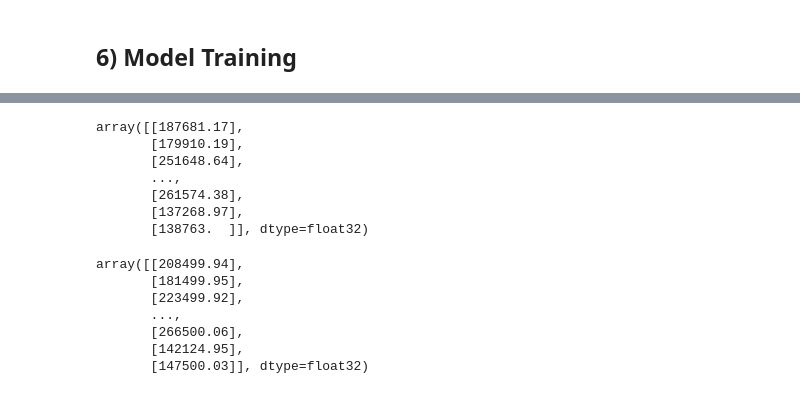
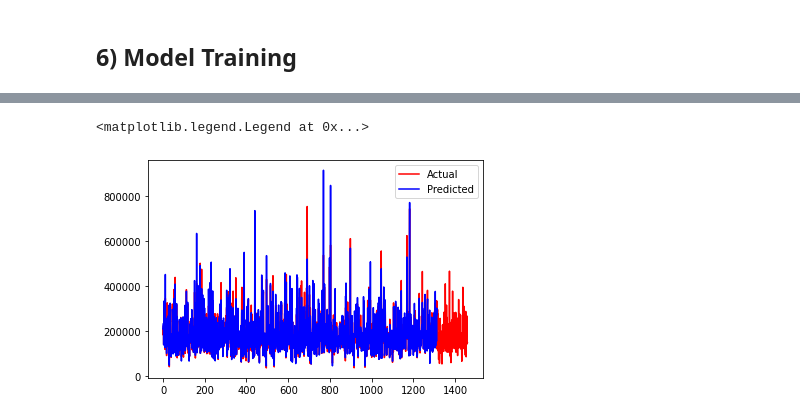
Before and after one commit to akash1309/Artificial-Neural-Network, a Jupyter notebook: Regression_Kaggle.ipynb, the cells around one changed output, grey strips where cells are left out. Cells and saved outputs as stored; diff of their text form; code cells hidden in the pictures.

```diff
--- a/Regression_Kaggle.ipynb
+++ b/Regression_Kaggle.ipynb
@@ -616,8 +566,8 @@ class ANN(nn.Module):
     return x
 # %%
 # Initialising the model
-model = ANN(emb_size,continous.shape[1],1,[300,300,200,100],p = 0.4)
-gpu_model = model.cuda()
-gpu_model
+model = ANN(input_data.shape[1],1,[400,400,300,200,200],p = 0.4)
+model = model.cuda()
+model
 # %% [output]
 ANN(
@@ -648,23 +598,23 @@ optimizer = torch.optim.Adam(model.parameters(),lr = 0.01)
 import time
 start_time = time.time()
 
-epochs = 5001
+epochs = 4001
 losses = []
-gpu_model.train()
+model.train()
 
 for i in range(epochs):
     i+=1
-    y_pred = gpu_model(cat_train, cont_train)
-    loss = torch.sqrt(criterion(y_pred, y)) # RMSE
+    y_pred = model(X_train)
+    loss = torch.sqrt(criterion(y_pred, y_train)) # RMSE
     losses.append(loss)
 
     # a neat trick to save screen space:
-    if i%200 == 0:
-      gpu_model.eval()
-      y_pred_val = gpu_model(cat_train, cont_train)
+    if i%100 == 0:
+      model.eval()
+      y_pred_val = model(X_val)
       losse = torch.sqrt(criterion(y_pred_val, y_val)) # RMSE
       print(f'epoch: {i}  loss: {losse.item()}')
-      gpu_model.train()
+      model.train()
 
     optimizer.zero_grad()
     loss.backward()
@@ -692,24 +680,15 @@ Duration: 0.8947631279627483 minutes
 # %%
-#y_pred = y_pred.cpu()
-#y_pred = y_pred.detach().numpy()
-np.exp(y_pred)
+y_pred = y_pred.cpu()
+y_pred = y_pred.detach().numpy()
+y_pred = np.exp(y_pred)
-# %% [output]
-array([[187681.17],
-       [179910.19],
-       [251648.64],
-       ...,
-       [261574.38],
-       [137268.97],
-       [138763.  ]], dtype=float32)
 # %%
 y = y.cpu()
 y = y.detach().numpy()
-np.exp(y)
+y = np.exp(y)
-# %% [output]
-array([[208499.94],
-       [181499.95],
-       [223499.92],
-       ...,
-       [266500.06],
-       [142124.95],
-       [147500.03]], dtype=float32)
+# %%
+plt.plot(y,'r',label='Actual')
+plt.plot(y_pred,'b',label='Predicted')
+plt.legend()
+# %% [output]
+<matplotlib.legend.Legend at 0x...>
+[figure, added]
```
Also changed, not shown: parts of 32 cells of this notebook.
